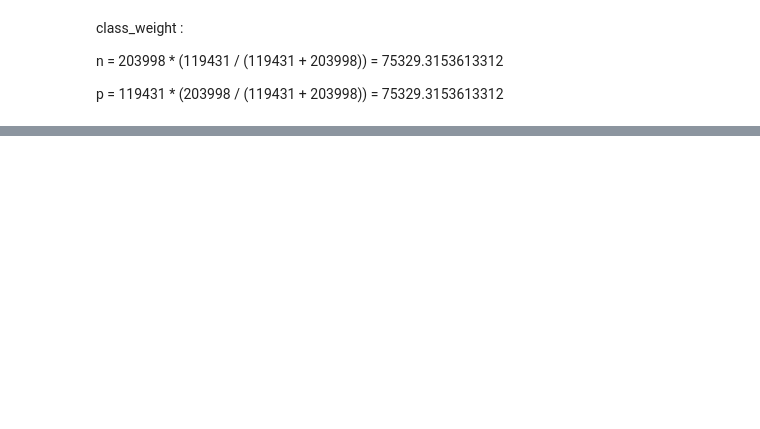
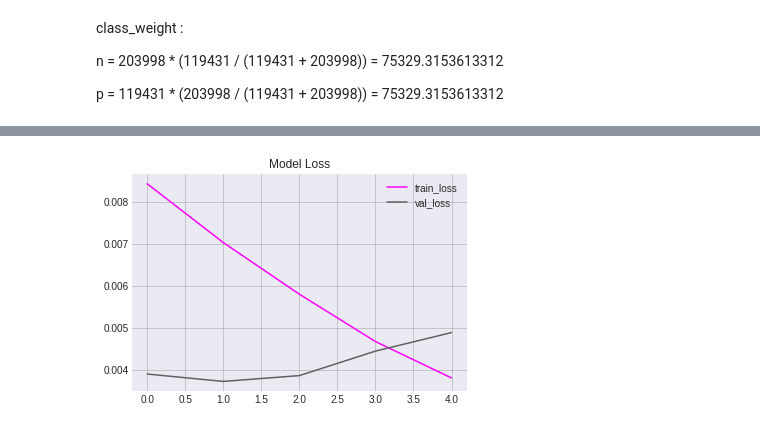
Before and after one commit to rafi-fauzan/Question_Pairs_BiLSTM, a Jupyter notebook: ex1.ipynb, the cells around one changed output, grey strips where cells are left out. Drawn from its saved outputs; the diff is of its cells as text; code cells hidden in the pictures; blank space fills up the shorter version.

```diff
--- a/ex1.ipynb
+++ b/ex1.ipynb
@@ -258,10 +332,10 @@ plt.grid(axis = 'x', c = 'black', alpha = 0.2)
 # %%
 plt.figure()
 plt.plot(losses, color = 'magenta')
 plt.plot(val_losses, color = '#606060')
 plt.title('Model Loss')
-plt.ylabel('Loss')
-plt.xlabel('Epoch #')
 plt.legend(['train_loss', 'val_loss'], loc = 'upper right')
 plt.grid(axis = 'y', c = 'black', alpha = 0.2)
 plt.grid(axis = 'x', c = 'black', alpha = 0.2)
+# %% [output]
+[figure, added]
```
Also changed, not shown: parts of 14 cells of this notebook, 2 other files.
